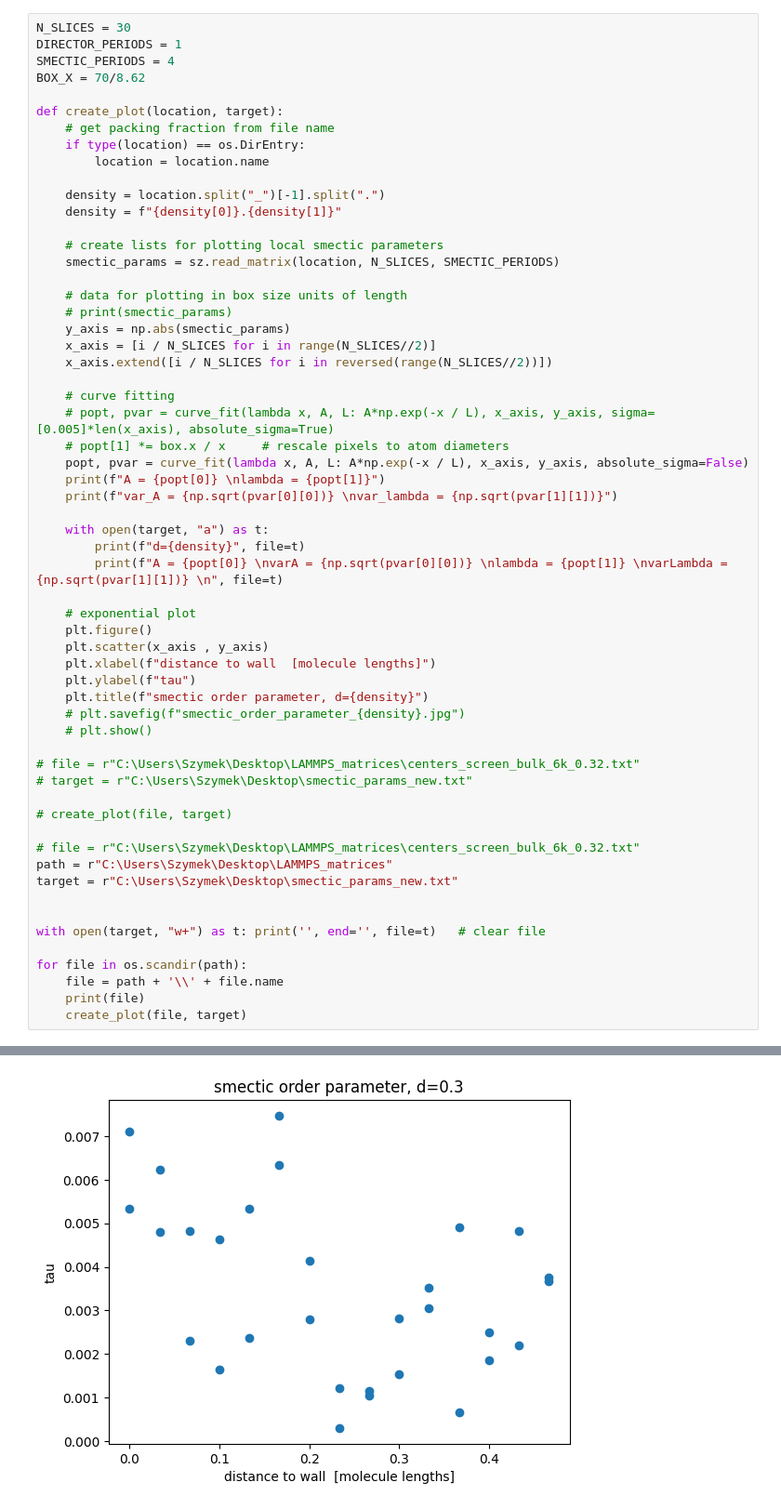
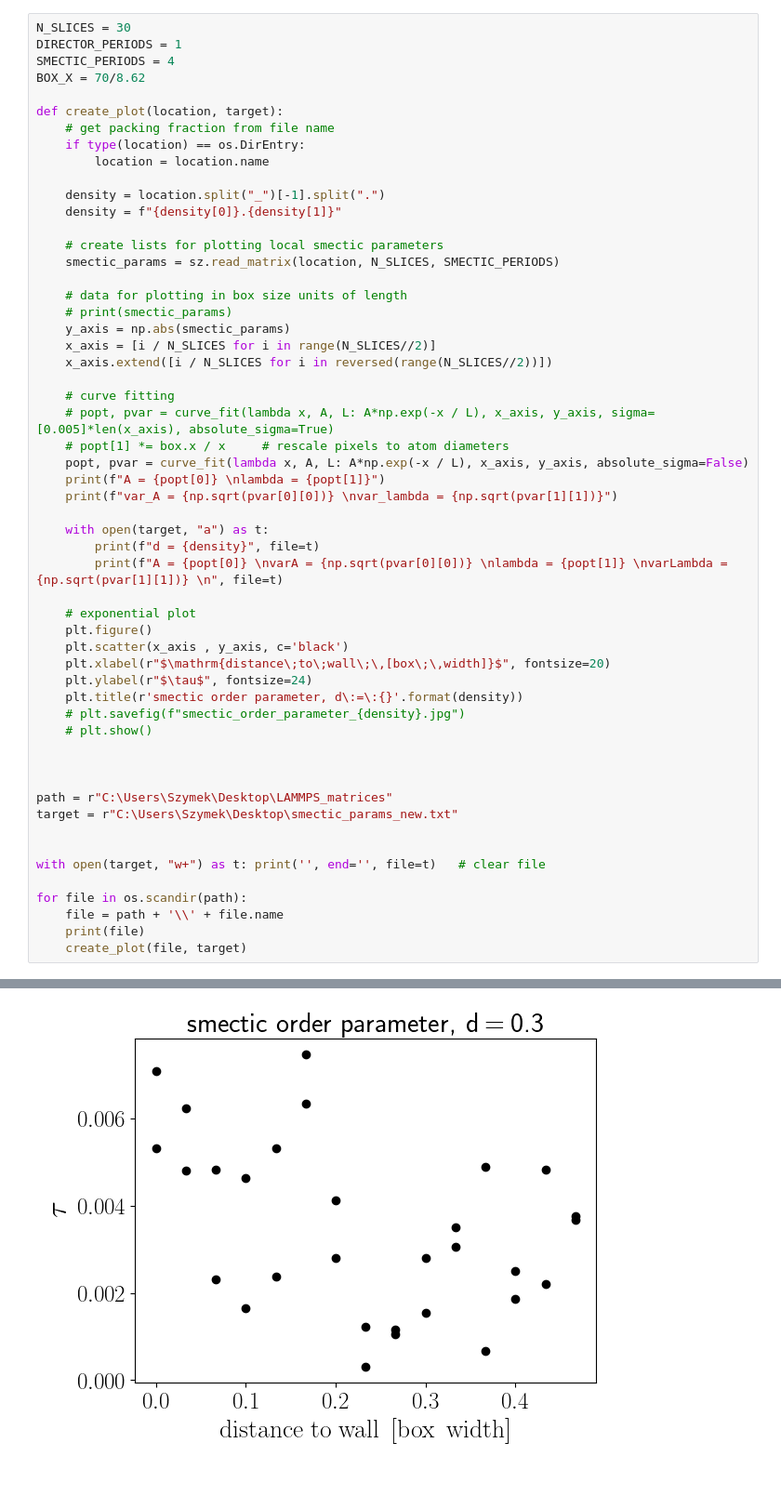
Before and after one commit to smdrzazga/LAMMPS, a Jupyter notebook: plot_printer.ipynb, the cells around one changed output, grey strips where cells are left out. Shown at 93% size. Saved outputs shown, nothing was run; the diff lists cells and outputs as text; blank space fills up the shorter version.

```diff
--- a/plot_printer.ipynb
+++ b/plot_printer.ipynb
@@ -35,24 +39,20 @@ def create_plot(location, target):
     print(f"var_A = {np.sqrt(pvar[0][0])} \nvar_lambda = {np.sqrt(pvar[1][1])}")
 
     with open(target, "a") as t:
-        print(f"d={density}", file=t)
+        print(f"d = {density}", file=t)
         print(f"A = {popt[0]} \nvarA = {np.sqrt(pvar[0][0])} \nlambda = {popt[1]} \nvarLambda = {np.sqrt(pvar[1][1])} \n", file=t)
 
     # exponential plot
     plt.figure()
-    plt.scatter(x_axis , y_axis)
-    plt.xlabel(f"distance to wall  [molecule lengths]")
-    plt.ylabel(f"tau")
-    plt.title(f"smectic order parameter, d={density}")
+    plt.scatter(x_axis , y_axis, c='black')
+    plt.xlabel(r"$\mathrm{distance\;to\;wall\;\,[box\;\,width]}$", fontsize=20)
+    plt.ylabel(r"$\tau$", fontsize=24)
+    plt.title(r'smectic order parameter, d\:=\:{}'.format(density))
     # plt.savefig(f"smectic_order_parameter_{density}.jpg")
     # plt.show()
 
-# file = r"C:\Users\Szymek\Desktop\LAMMPS_matrices\centers_screen_bulk_6k_0.32.txt"
-# target = r"C:\Users\Szymek\Desktop\smectic_params_new.txt"
 
-# create_plot(file, target)
 
-# file = r"C:\Users\Szymek\Desktop\LAMMPS_matrices\centers_screen_bulk_6k_0.32.txt"
 path = r"C:\Users\Szymek\Desktop\LAMMPS_matrices"
 target = r"C:\Users\Szymek\Desktop\smectic_params_new.txt"
 
@@ -86 +86 @@ var_lambda = 0.004286899748726317
-[figure, old version]
+[figure, new version]
```
Also changed, not shown: parts of 6 cells of this notebook.
